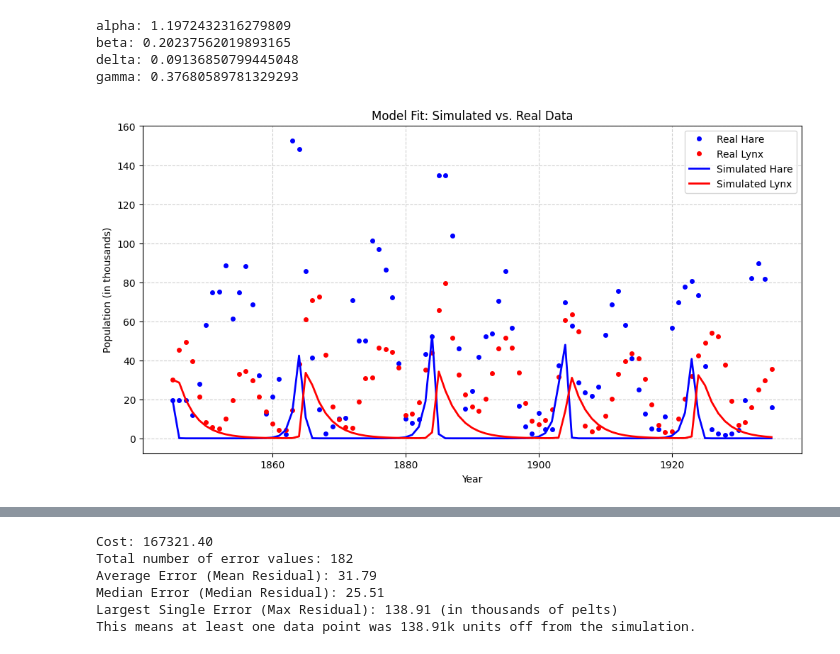
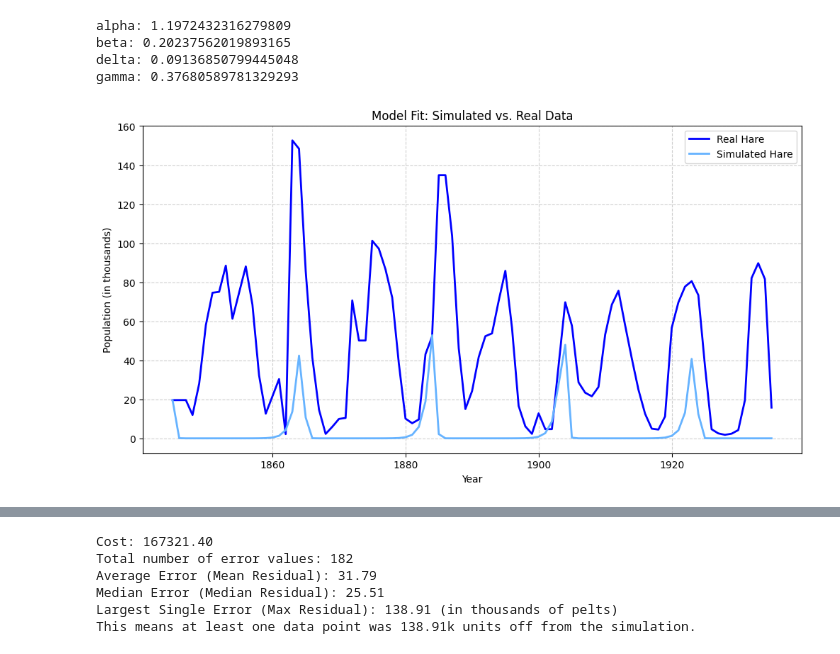
Before and after one commit to phereiitg/modeling-ecological-dynamics, a Jupyter notebook: model.ipynb, the cells around one changed output, grey strips where cells are left out. Drawn from its saved outputs; the diff is of its cells as text; code cells hidden in the pictures.

Commit message:
fixing graph placement

```diff
--- a/model.ipynb
+++ b/model.ipynb
@@ -191,17 +167,14 @@ simulated_lynx = solve_best_fit.y[1]
 # %%
 plt.figure(figsize=(12, 6))
 
-plt.plot(t_points, Hare, 'bo', label='Real Hare', markersize=4)
-plt.plot(t_points, Lynx, 'ro', label='Real Lynx', markersize=4)
-
-plt.plot(t_points, simulated_hare, 'b-', label='Simulated Hare', linewidth=2)
-plt.plot(t_points, simulated_lynx, 'r-', label='Simulated Lynx', linewidth=2)
+plt.plot(t_points, Hare, 'b-', label='Real Hare', linewidth=2)
+plt.plot(t_points, simulated_hare, color='#66b3ff', label='Simulated Hare', linewidth=2)
 
 plt.xlabel('Year')
 plt.ylabel('Population (in thousands)')
 plt.title('Model Fit: Simulated vs. Real Data')
 plt.legend()
 plt.grid(True, linestyle='--', alpha=0.6)
 plt.show()
 # %% [output]
-[figure, old version]
+[figure, new version]
```
Also changed, not shown: parts of 4 cells of this notebook.
